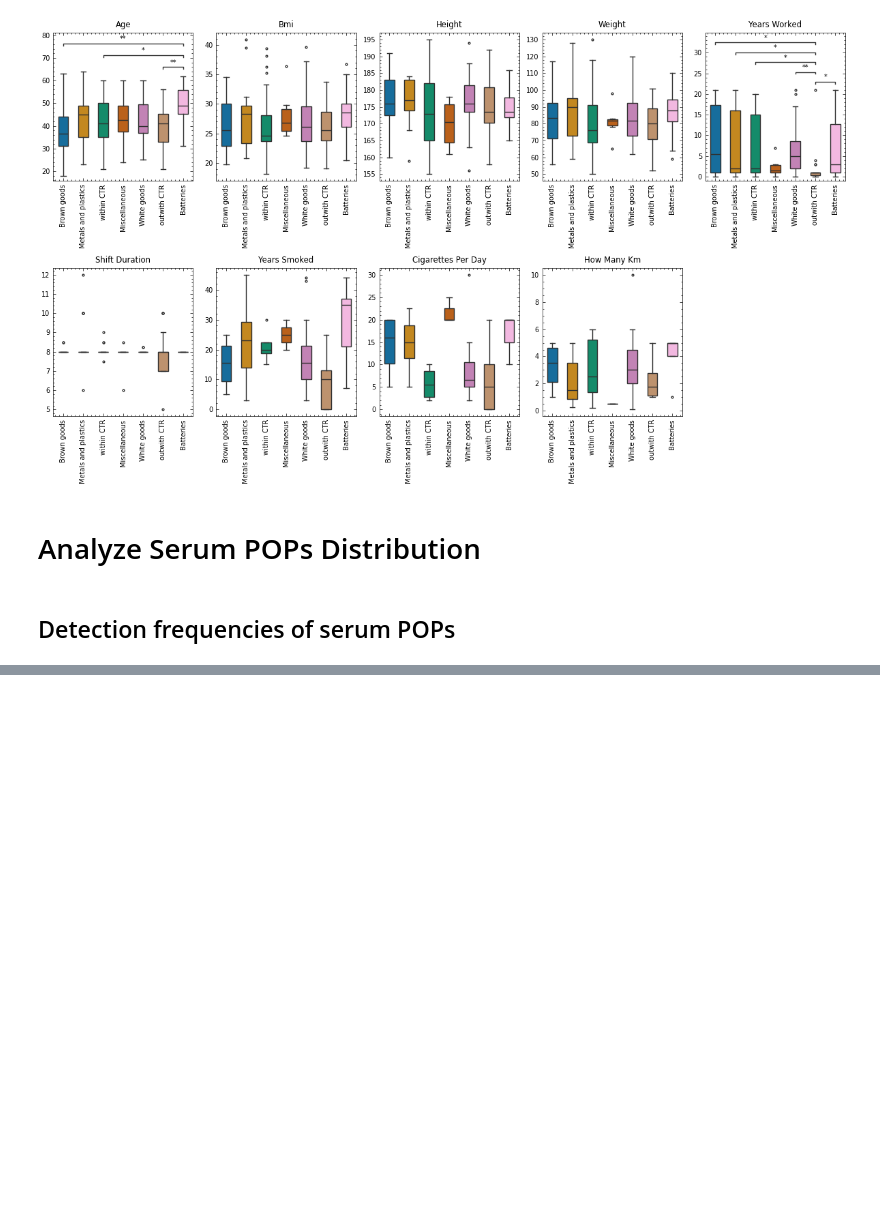
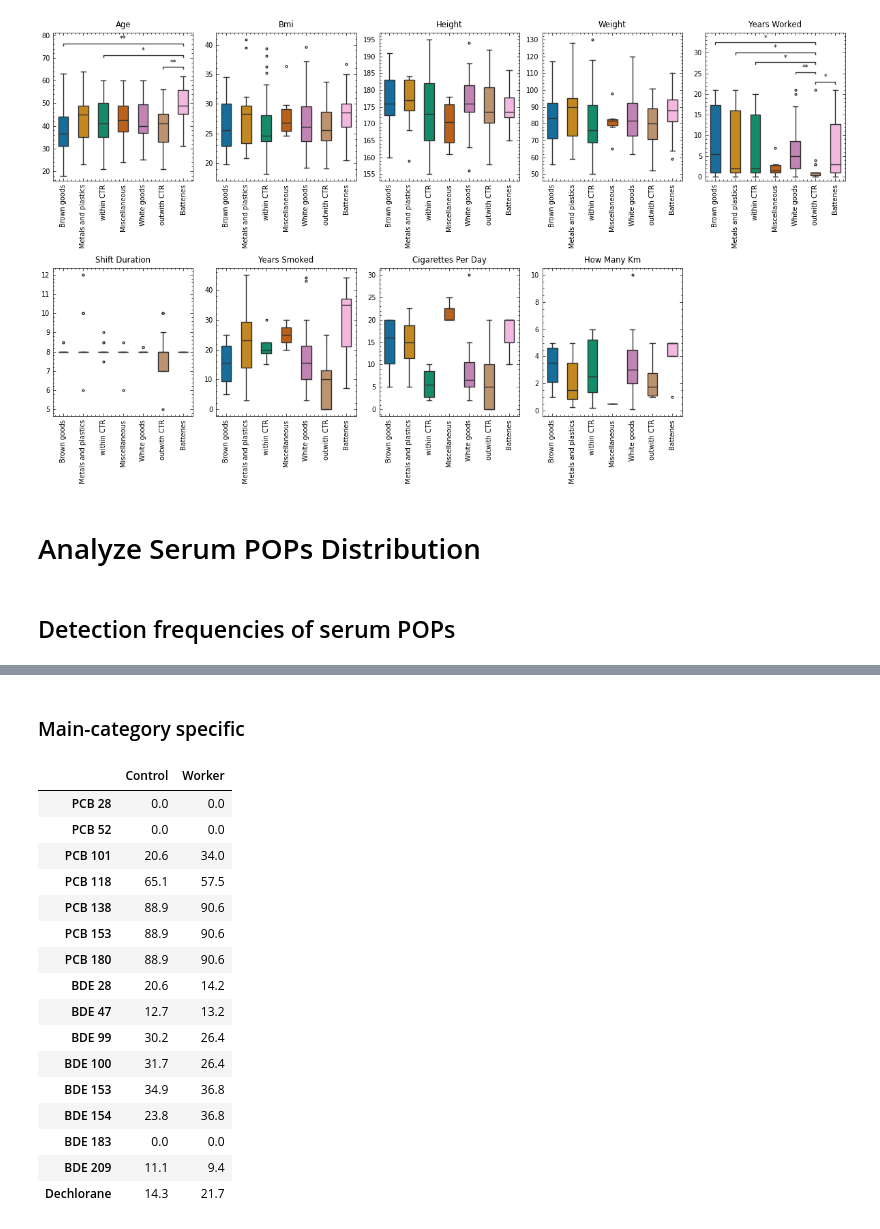
Before and after one commit to adamcseresznye/HBM4EU_eWaste_POPs, a Jupyter notebook: notebooks/NB2_ACs_Describe_Demographics_and_POPs.ipynb, the cells around one changed output, grey strips where cells are left out. Cells and saved outputs as stored; diff of their text form; code cells hidden in the pictures; blank space fills up the shorter version.

```diff
--- a/notebooks/NB2_ACs_Describe_Demographics_and_POPs.ipynb
+++ b/notebooks/NB2_ACs_Describe_Demographics_and_POPs.ipynb
@@ -298,0 +316,32 @@ ax.hlines(
+# %% [markdown]
+### Main-category specific
+# %%
+main_category_detection_frequency = (
+    df_detection_frequency.drop(columns="sub_category")
+    .pipe(lambda df: df.assign(**{col: df[col].notna() for col in df.columns[:-1]}))
+    .groupby("main_category")
+    .sum()
+    .div(df_detection_frequency.main_category.value_counts(), axis=0)
+    .transpose()
+    .mul(100)
+    .round(1)
+)
+main_category_detection_frequency
+# %% [output]
+|  | Control | Worker |
+| PCB 28 | 0.0 | 0.0 |
+| PCB 52 | 0.0 | 0.0 |
+| PCB 101 | 20.6 | 34.0 |
+| PCB 118 | 65.1 | 57.5 |
+| PCB 138 | 88.9 | 90.6 |
+| PCB 153 | 88.9 | 90.6 |
+| PCB 180 | 88.9 | 90.6 |
+| BDE 28 | 20.6 | 14.2 |
+| BDE 47 | 12.7 | 13.2 |
+| BDE 99 | 30.2 | 26.4 |
+| BDE 100 | 31.7 | 26.4 |
+| BDE 153 | 34.9 | 36.8 |
+| BDE 154 | 23.8 | 36.8 |
+| BDE 183 | 0.0 | 0.0 |
+| BDE 209 | 11.1 | 9.4 |
+| Dechlorane | 14.3 | 21.7 |
```
Also changed, not shown: parts of 16 cells of this notebook, 1 other file.
